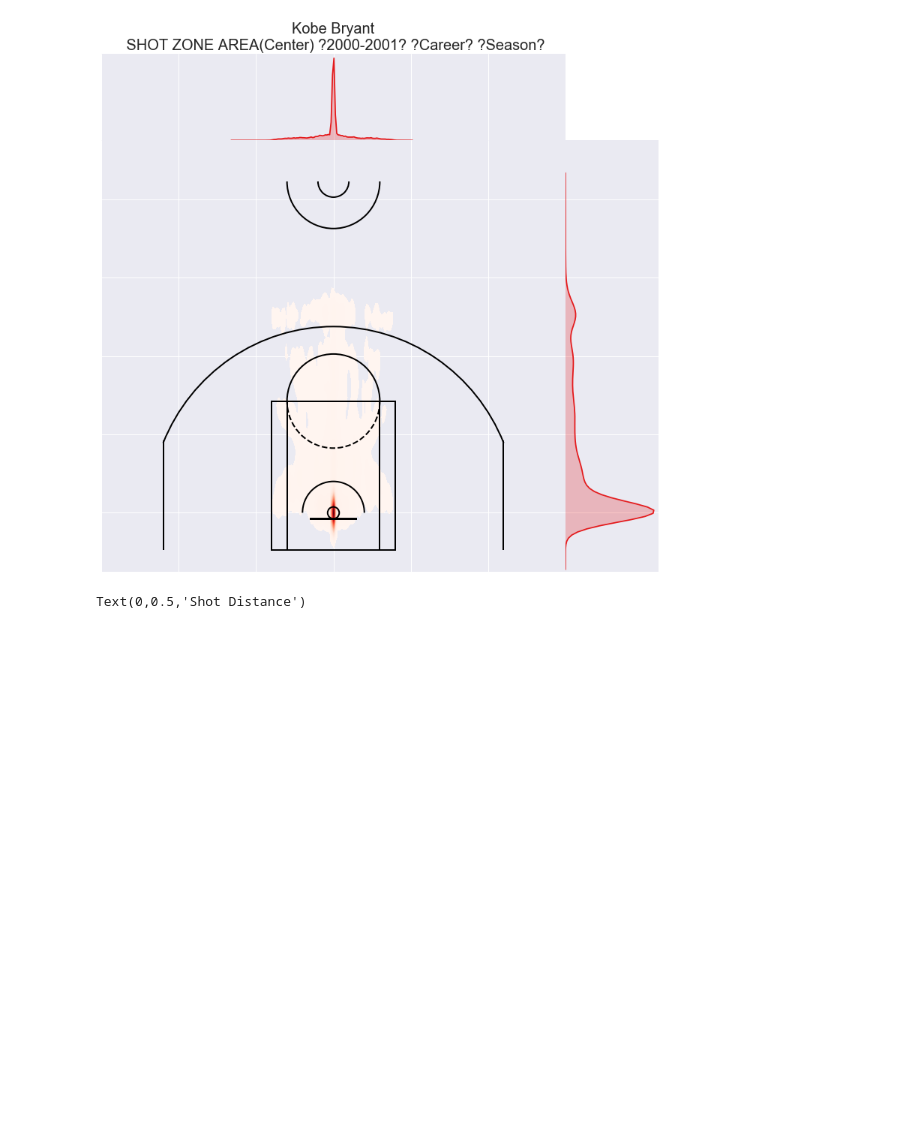
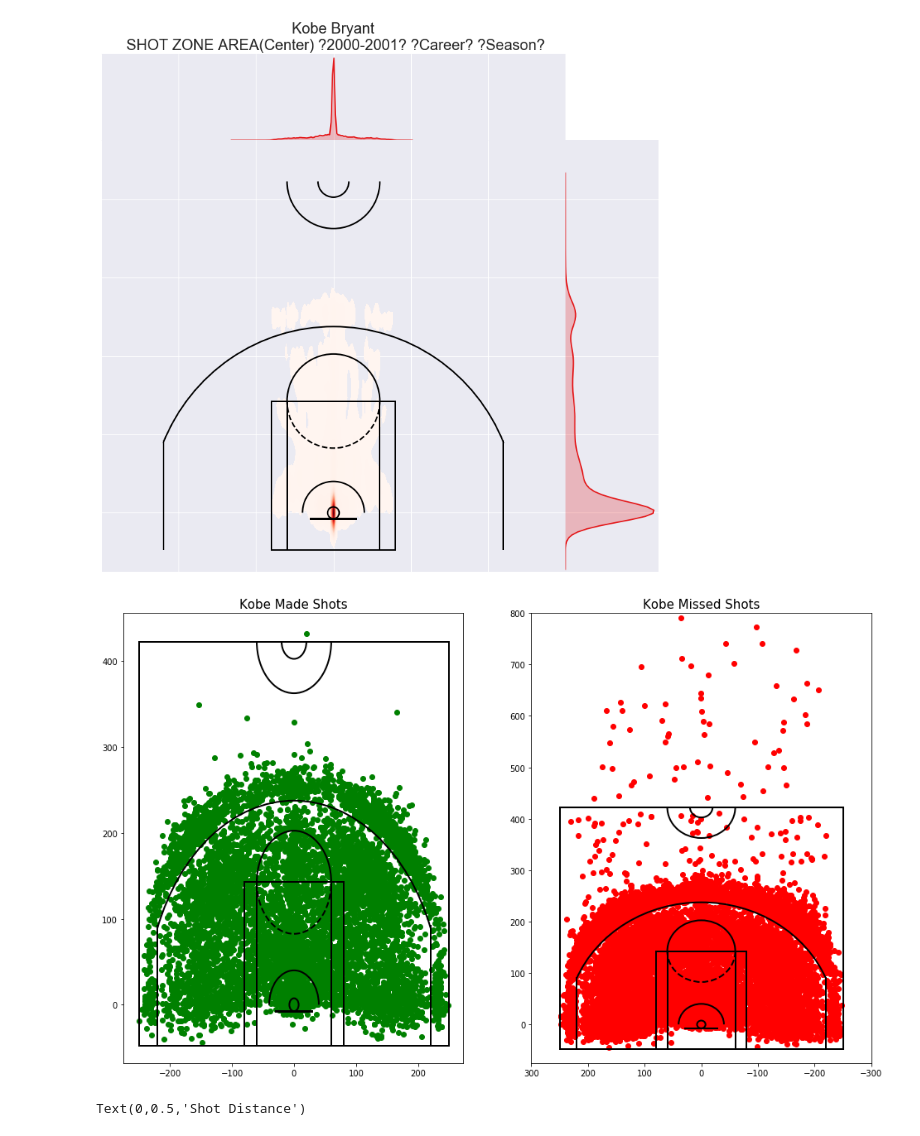
Before and after one commit to lubo4991/INFO-4604-Machine-Learning-Group-Project, a Jupyter notebook: ML Project Notebook.ipynb, the cells around one changed output. Saved outputs shown, nothing was run; the diff lists cells and outputs as text; code cells hidden in the pictures; blank space fills up the shorter version.

```diff
--- a/ML Project Notebook.ipynb
+++ b/ML Project Notebook.ipynb
@@ -482,6 +483,27 @@ plt.show()
 [figure]
 [figure]
 [figure]
+# %%
+#Create plots on court to visualize Kobe's made(1) and missed(0) shooting attempts over his career.
+plt.figure(figsize=(25,10))
+# Made Shots(1)
+plt.subplot(131)
+ax = df.loc[df.shot_made_flag == 1]
+plt.scatter(ax.loc_x, ax.loc_y, color='green')
+draw_court(outer_lines=True)
+plt.title('Kobe Made Shots', fontsize=15)
+
+# Missed Shots(0)
+plt.subplot(132)
+ax = df.loc[df.shot_made_flag == 0]
+plt.scatter(ax.loc_x, ax.loc_y, color='red')
+draw_court(outer_lines=True)
+plt.title('Kobe Missed Shots', fontsize=15)
+plt.xlim(300,-300)
+plt.ylim(-75,800)
+plt.show()
+# %% [output]
+[figure, added]
 # %%
 #import seaborn as sns; sns.set()
 #import matplotlib.pyplot as plt
```
Also changed, not shown: parts of 6 cells of this notebook.
